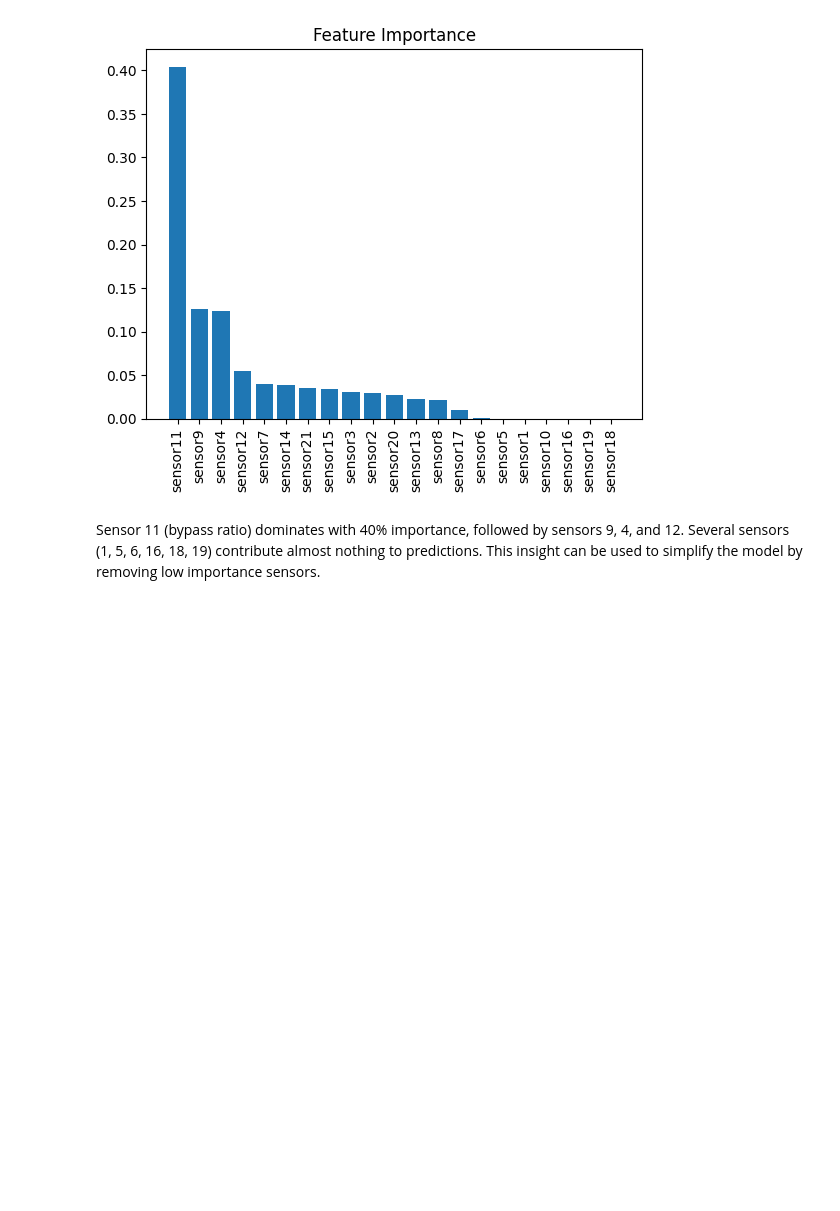
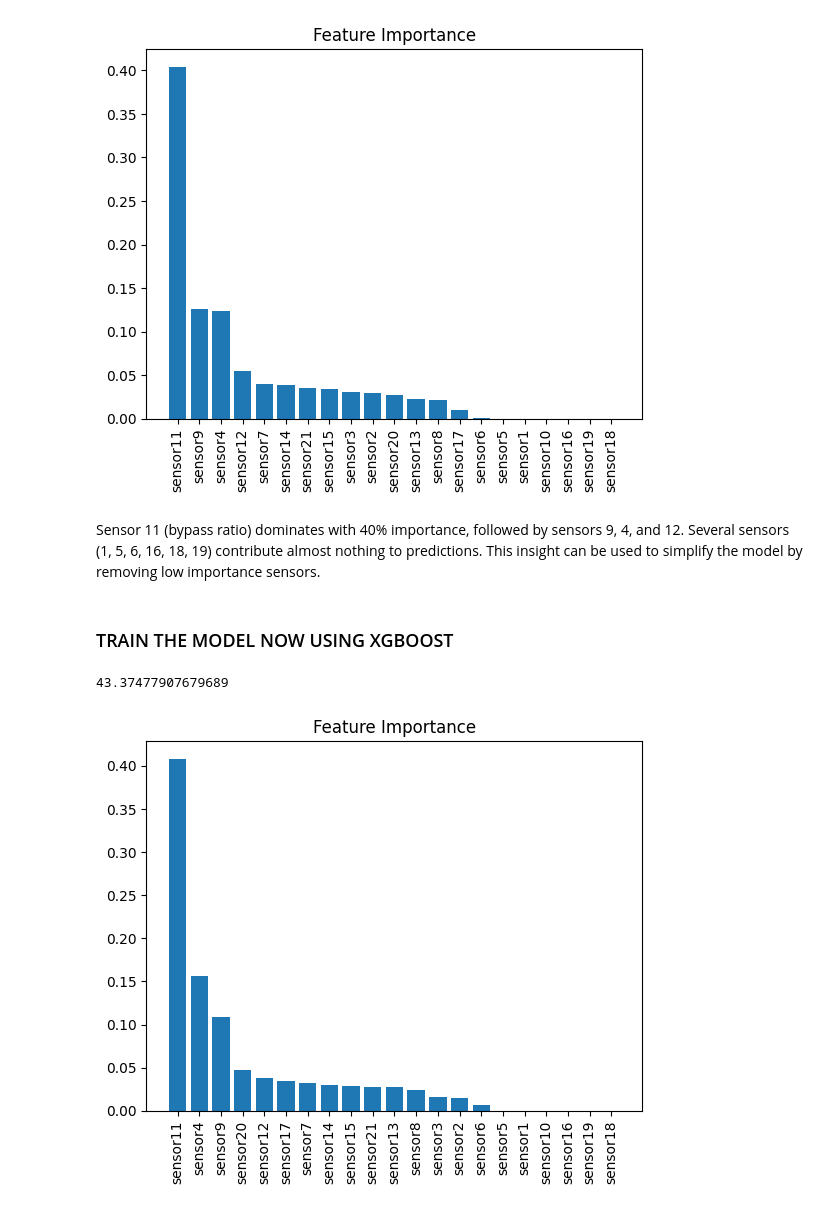
Before and after one commit to Grishamdarooka/Aerospace_nasa_cmapss, a Jupyter notebook: Model.ipynb, the cells around one changed output. Cells and saved outputs as stored; diff of their text form; code cells hidden in the pictures; blank space fills up the shorter version.

```diff
--- a/Model.ipynb
+++ b/Model.ipynb
@@ -132,3 +135,22 @@ plt.show()
 # %% [markdown]
 
 Sensor 11 (bypass ratio) dominates with 40% importance, followed by sensors 9, 4, and 12. Several sensors (1, 5, 6, 16, 18, 19) contribute almost nothing to predictions. This insight can be used to simplify the model by removing low importance sensors.
+# %% [markdown]
+### TRAIN THE MODEL NOW USING XGBOOST
+# %%
+model = XGBRegressor(n_estimators=100, random_state=42)
+model.fit(x_train, y_train)
+y_pred_xg = model.predict(x_test)
+rmse_xg = np.sqrt(mean_squared_error(y_test, y_pred_xg))
+print(rmse_xg)
+
+imp_xg = model.feature_importances_
+imp_series_xg = pd.Series(imp_xg, index= x.columns)
+imp_series_sort_xg = imp_series_xg.sort_values(ascending=False)
+plt.bar(imp_series_sort_xg.index, imp_series_sort_xg.values)
+plt.xticks(rotation=90)
+plt.title('Feature Importance')
+plt.show()
+# %% [output]
+43.37477907679689
+[figure, added]
```
Also changed, not shown: parts of 7 cells of this notebook.
